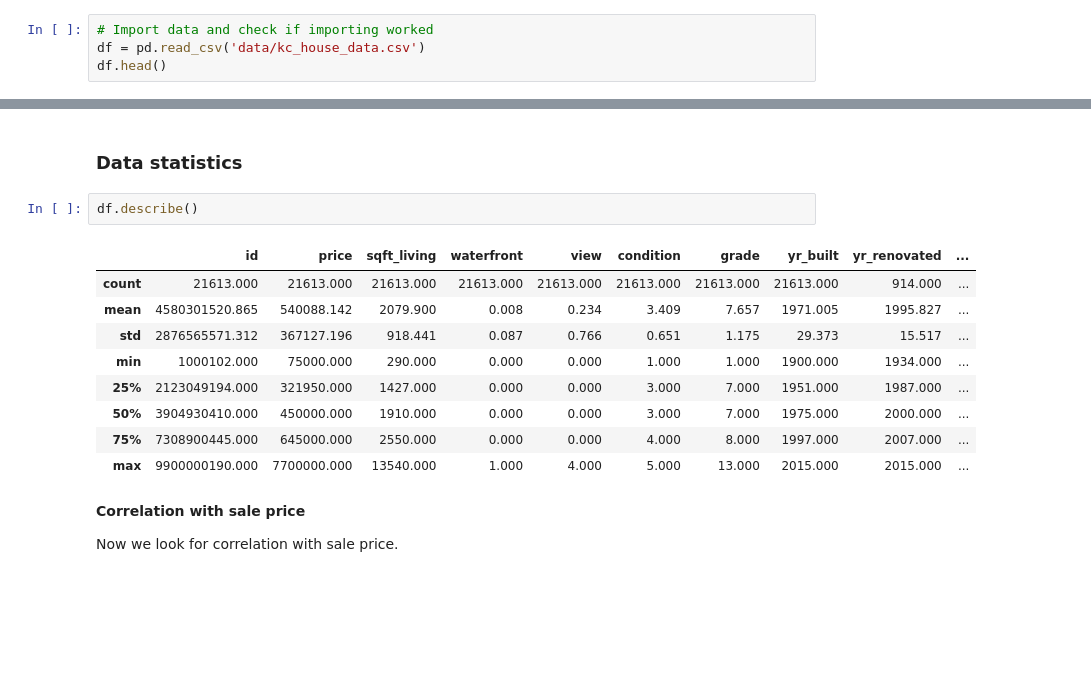
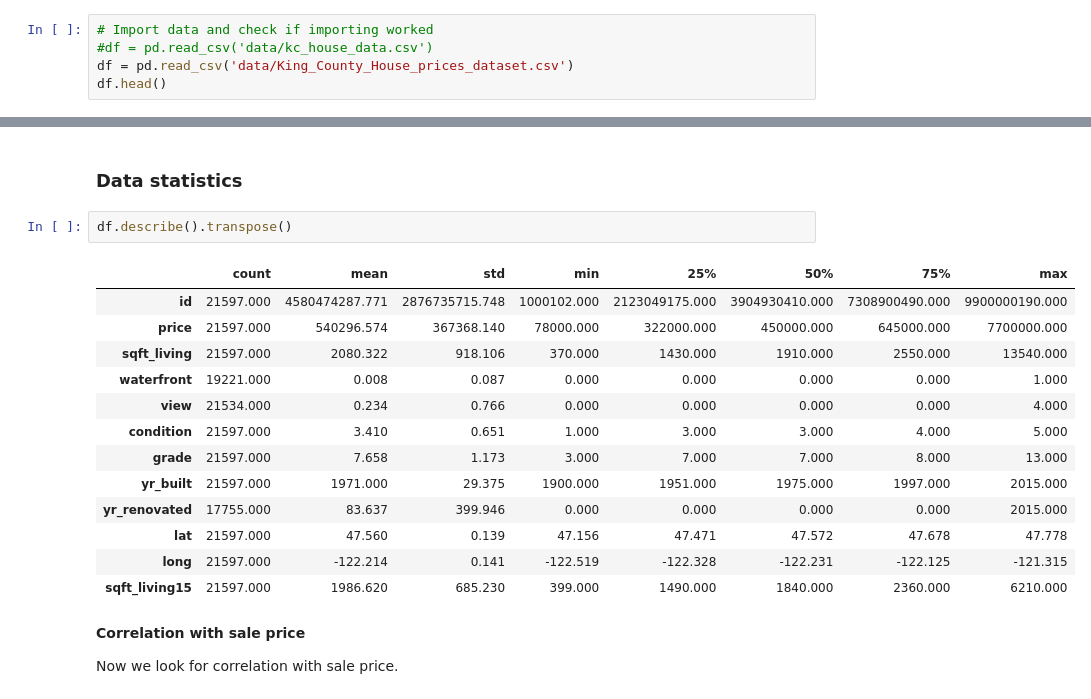
Before and after one commit to felix-roc/ds-projects-EDA, a Jupyter notebook: EDA.ipynb, the cells around one changed output, grey strips where cells are left out. Cells and saved outputs as stored; diff of their text form; blank space fills up the shorter version.

```diff
--- a/EDA.ipynb
+++ b/EDA.ipynb
@@ -30,7 +30,8 @@ pd.set_option('display.float_format', lambda x: '%.3f' % x)
 We work with the [King County Housing Data from kaggle](https://www.kaggle.com/harlfoxem/housesalesprediction?select=kc_house_data.csv). We load the dataset and print the first five lines:
 # %%
 # Import data and check if importing worked
-df = pd.read_csv('data/kc_house_data.csv')
+#df = pd.read_csv('data/kc_house_data.csv')
+df = pd.read_csv('data/King_County_House_prices_dataset.csv')
 df.head()
 # %% [output]
 |  | id | date | price | bedrooms | bathrooms | sqft_living | sqft_lot | floors | waterfront | view | ... |
@@ -152,17 +167,21 @@ df.drop(columns_to_drop, axis=1, inplace=True)
 # %% [markdown]
 ### Data statistics
 # %%
-df.describe()
+df.describe().transpose()
 # %% [output]
-|  | id | price | sqft_living | waterfront | view | condition | grade | yr_built | yr_renovated | ... |
-| count | 21613.000 | 21613.000 | 21613.000 | 21613.000 | 21613.000 | 21613.000 | 21613.000 | 21613.000 | 914.000 | ... |
-| mean | 4580301520.865 | 540088.142 | 2079.900 | 0.008 | 0.234 | 3.409 | 7.657 | 1971.005 | 1995.827 | ... |
-| std | 2876565571.312 | 367127.196 | 918.441 | 0.087 | 0.766 | 0.651 | 1.175 | 29.373 | 15.517 | ... |
-| min | 1000102.000 | 75000.000 | 290.000 | 0.000 | 0.000 | 1.000 | 1.000 | 1900.000 | 1934.000 | ... |
-| 25% | 2123049194.000 | 321950.000 | 1427.000 | 0.000 | 0.000 | 3.000 | 7.000 | 1951.000 | 1987.000 | ... |
-| 50% | 3904930410.000 | 450000.000 | 1910.000 | 0.000 | 0.000 | 3.000 | 7.000 | 1975.000 | 2000.000 | ... |
-| 75% | 7308900445.000 | 645000.000 | 2550.000 | 0.000 | 0.000 | 4.000 | 8.000 | 1997.000 | 2007.000 | ... |
-| max | 9900000190.000 | 7700000.000 | 13540.000 | 1.000 | 4.000 | 5.000 | 13.000 | 2015.000 | 2015.000 | ... |
+|  | count | mean | std | min | 25% | 50% | 75% | max |
+| id | 21597.000 | 4580474287.771 | 2876735715.748 | 1000102.000 | 2123049175.000 | 3904930410.000 | 7308900490.000 | 9900000190.000 |
+| price | 21597.000 | 540296.574 | 367368.140 | 78000.000 | 322000.000 | 450000.000 | 645000.000 | 7700000.000 |
+| sqft_living | 21597.000 | 2080.322 | 918.106 | 370.000 | 1430.000 | 1910.000 | 2550.000 | 13540.000 |
+| waterfront | 19221.000 | 0.008 | 0.087 | 0.000 | 0.000 | 0.000 | 0.000 | 1.000 |
+| view | 21534.000 | 0.234 | 0.766 | 0.000 | 0.000 | 0.000 | 0.000 | 4.000 |
+| condition | 21597.000 | 3.410 | 0.651 | 1.000 | 3.000 | 3.000 | 4.000 | 5.000 |
+| grade | 21597.000 | 7.658 | 1.173 | 3.000 | 7.000 | 7.000 | 8.000 | 13.000 |
+| yr_built | 21597.000 | 1971.000 | 29.375 | 1900.000 | 1951.000 | 1975.000 | 1997.000 | 2015.000 |
+| yr_renovated | 17755.000 | 83.637 | 399.946 | 0.000 | 0.000 | 0.000 | 0.000 | 2015.000 |
+| lat | 21597.000 | 47.560 | 0.139 | 47.156 | 47.471 | 47.572 | 47.678 | 47.778 |
+| long | 21597.000 | -122.214 | 0.141 | -122.519 | -122.328 | -122.231 | -122.125 | -121.315 |
+| sqft_living15 | 21597.000 | 1986.620 | 685.230 | 399.000 | 1490.000 | 1840.000 | 2360.000 | 6210.000 |
 # %% [markdown]
 **Correlation with sale price**
 
```
Also changed, not shown: parts of 40 cells of this notebook.
